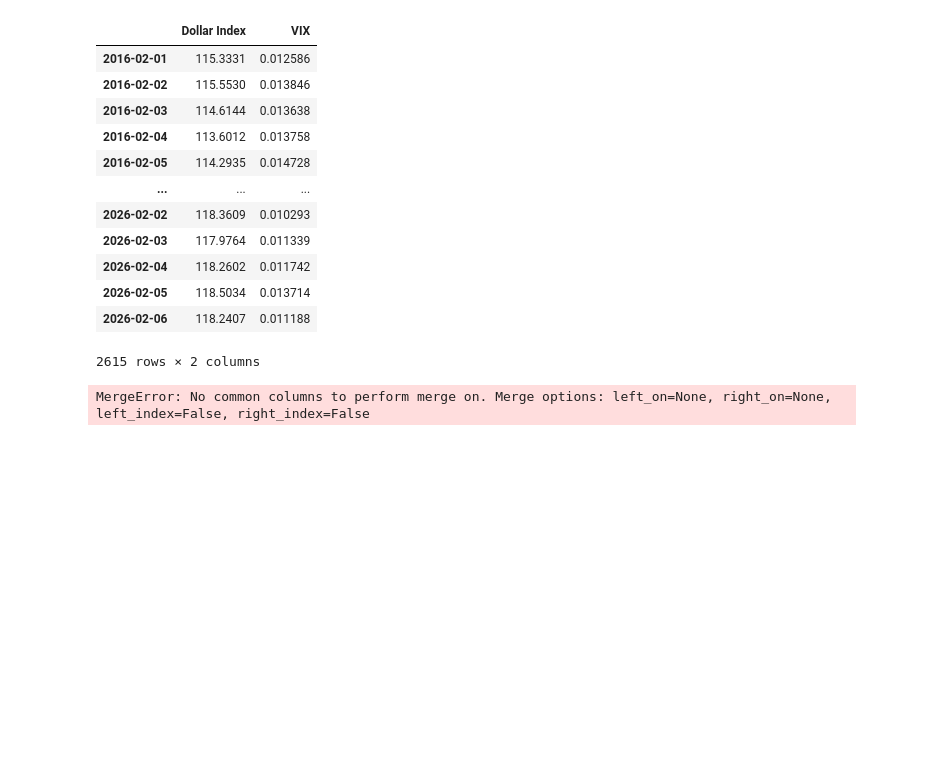
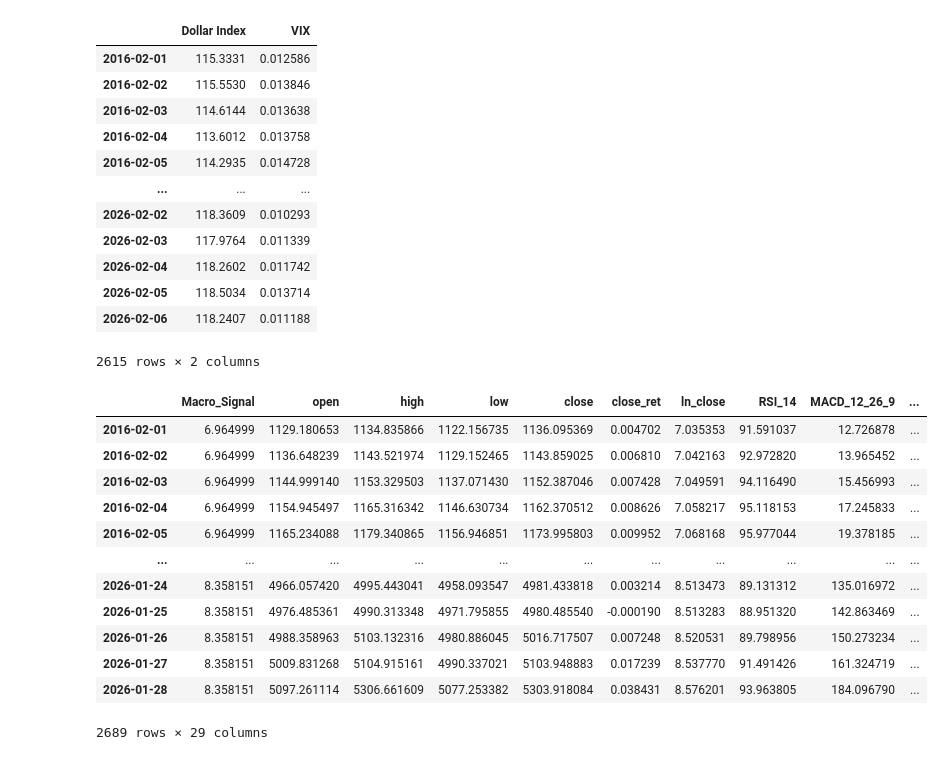
Before and after one commit to FulinQ/AQT, a Jupyter notebook: Gold/After_Meeting/Model1_ip.ipynb, the cells around one changed output. Saved outputs shown, nothing was run; the diff lists cells and outputs as text; code cells hidden in the pictures; blank space fills up the shorter version.

```diff
--- a/Gold/After_Meeting/Model1_ip.ipynb
+++ b/Gold/After_Meeting/Model1_ip.ipynb
@@ -1059,29 +1072,42 @@ macro_to_merge
 2615 rows × 2 columns
 # %%
 df_final = macro_daily.join(df_daily, how='inner')
-df_final =
+df_final = df_final.join(macro_to_merge, how='left')
+df_final = df_final.ffill()
 
 forecast_horizon = 5
 for i in range(1, forecast_horizon + 1):
     col_name = f'target_return_{i}d'
     df_final[col_name] = np.log(df_final['close']).shift(-i) - np.log(df_final['close'])
 df_final.dropna(inplace=True)
 
 threshold = 0.00
 choices = [1, 0]
 for i in range(1, forecast_horizon + 1):
     target_col = f'target_return_{i}d'
     # signal_col = f'signal_{i}d'
 
     conditions = [
         (df_final[target_col] >= threshold),
         (df_final[target_col] < -threshold)
     ]
 
     # df_final[signal_col] = np.select(conditions, choices, default=0)
 
 
 df_final.to_csv('gold_technical.csv')
 df_final
 # %% [output]
+|  | Macro_Signal | open | high | low | close | close_ret | ln_close | RSI_14 | MACD_12_26_9 | ... |
+| 2016-02-01 | 6.964999 | 1129.180653 | 1134.835866 | 1122.156735 | 1136.095369 | 0.004702 | 7.035353 | 91.591037 | 12.726878 | ... |
+| 2016-02-02 | 6.964999 | 1136.648239 | 1143.521974 | 1129.152465 | 1143.859025 | 0.006810 | 7.042163 | 92.972820 | 13.965452 | ... |
+| 2016-02-03 | 6.964999 | 1144.999140 | 1153.329503 | 1137.071430 | 1152.387046 | 0.007428 | 7.049591 | 94.116490 | 15.456993 | ... |
+| 2016-02-04 | 6.964999 | 1154.945497 | 1165.316342 | 1146.630734 | 1162.370512 | 0.008626 | 7.058217 | 95.118153 | 17.245833 | ... |
+| 2016-02-05 | 6.964999 | 1165.234088 | 1179.340865 | 1156.946851 | 1173.995803 | 0.009952 | 7.068168 | 95.977044 | 19.378185 | ... |
+| ... | ... | ... | ... | ... | ... | ... | ... | ... | ... | ... |
+| 2026-01-24 | 8.358151 | 4966.057420 | 4995.443041 | 4958.093547 | 4981.433818 | 0.003214 | 8.513473 | 89.131312 | 135.016972 | ... |
+| 2026-01-25 | 8.358151 | 4976.485361 | 4990.313348 | 4971.795855 | 4980.485540 | -0.000190 | 8.513283 | 88.951320 | 142.863469 | ... |
+| 2026-01-26 | 8.358151 | 4988.358963 | 5103.132316 | 4980.886045 | 5016.717507 | 0.007248 | 8.520531 | 89.798956 | 150.273234 | ... |
+| 2026-01-27 | 8.358151 | 5009.831268 | 5104.915161 | 4990.337021 | 5103.948883 | 0.017239 | 8.537770 | 91.491426 | 161.324719 | ... |
+| 2026-01-28 | 8.358151 | 5097.261114 | 5306.661609 | 5077.253382 | 5303.918084 | 0.038431 | 8.576201 | 93.963805 | 184.096790 | ... |
-MergeError: No common columns to perform merge on. Merge options: left_on=None, right_on=None, left_index=False, right_index=False
+2689 rows × 29 columns
```
Also changed, not shown: parts of 12 cells of this notebook, 3 other files.
